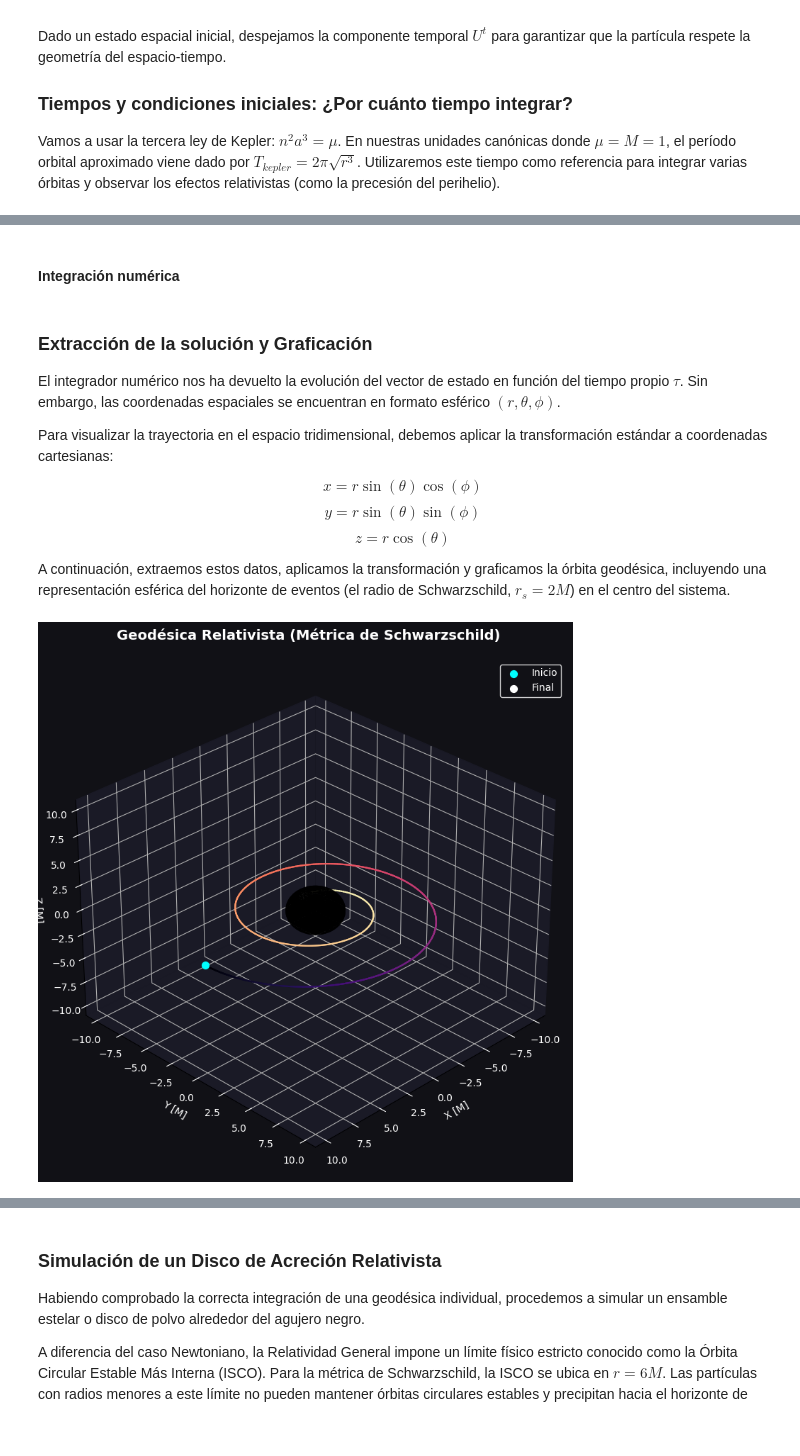
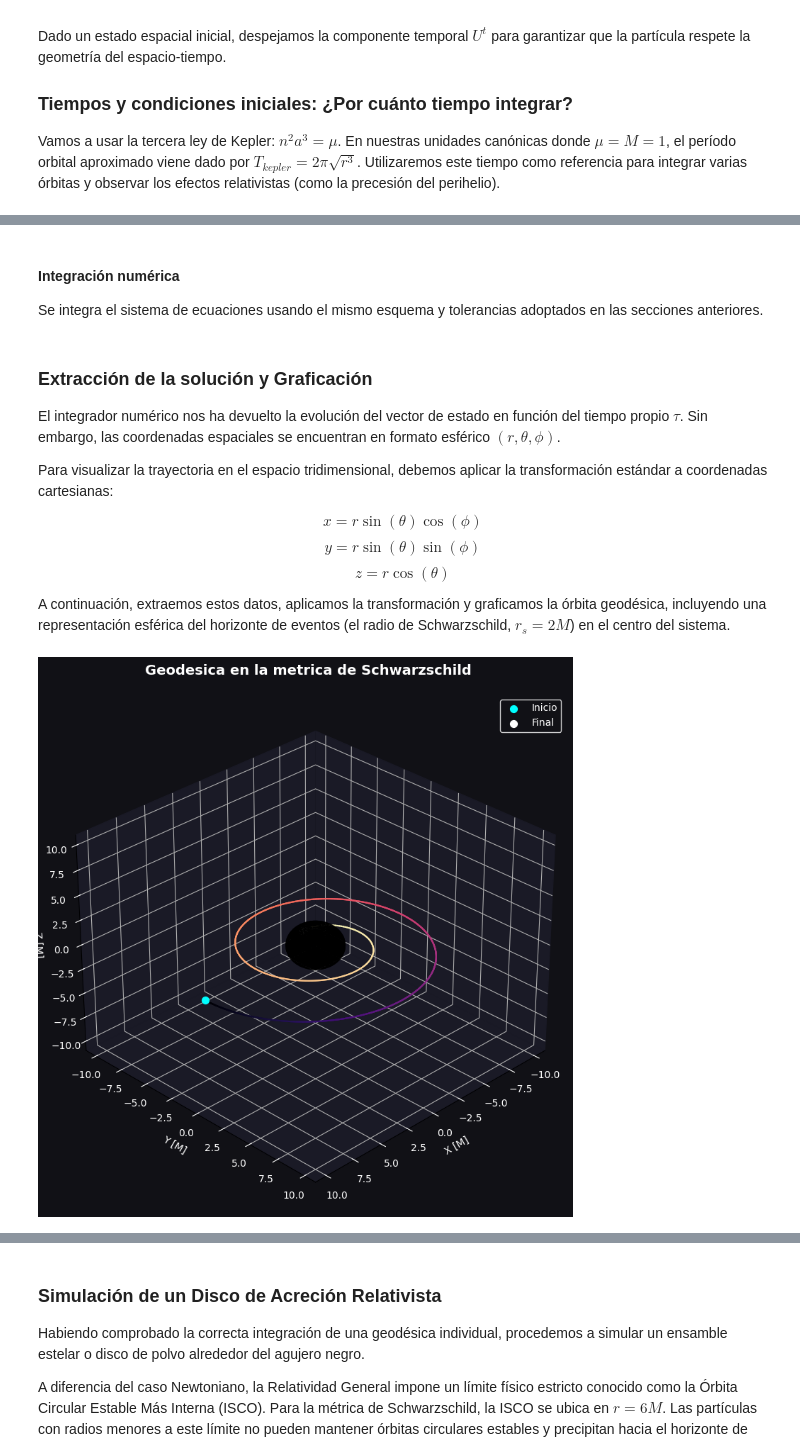
Before and after one commit to nicolasloaizac/Proyecto_Final, a Jupyter notebook: Proyecto_Final.ipynb, the cells around one changed output, grey strips where cells are left out. Saved outputs shown, nothing was run; the diff lists cells and outputs as text; code cells hidden in the pictures.

```diff
--- a/Proyecto_Final.ipynb
+++ b/Proyecto_Final.ipynb
@@ -510,6 +516,8 @@ Ut0 = np.sqrt((1.0 - (g11 * Ur0**2 + g22 * Utheta0**2 + g33 * Uphi0**2)) / g00)
 Y0 = [t0, r0, theta0, phi0, Ut0, Ur0, Utheta0, Uphi0]
 # %% [markdown]
 #### Integración numérica
+
+Se integra el sistema de ecuaciones usando el mismo esquema y tolerancias adoptados en las secciones anteriores.
 # %%
 T_kepler = 2.0 * np.pi * np.sqrt(r0**3 / M)
 
@@ -539,7 +547,8 @@ $$x = r \sin(\theta) \cos(\phi)$$
 $$y = r \sin(\theta) \sin(\phi)$$
 $$z = r \cos(\theta)$$
 
-A continuación, extraemos estos datos, aplicamos la transformación y graficamos la órbita geodésica, incluyendo una representación esférica del horizonte de eventos (el radio de Schwarzschild, $r_s = 2M$) en el centro del sistema.
+A continuación, extraemos estos datos, aplicamos la transformación y graficamos la órbita geodésica, incluyendo una
+representación esférica del horizonte de eventos (el radio de Schwarzschild, $r_s = 2M$) en el centro del sistema.
 # %%
 r_sol = sol_schwarzschild.y[1]
 theta_sol = sol_schwarzschild.y[2]
@@ -575,32 +584,32 @@ v = np.linspace(0, np.pi, 40)
 x_bh = rs_grafico * np.outer(np.cos(u), np.sin(v))
 y_bh = rs_grafico * np.outer(np.sin(u), np.sin(v))
 z_bh = rs_grafico * np.outer(np.ones(np.size(u)), np.cos(v))
 
 ax.plot_surface(x_bh, y_bh, z_bh, color='black', alpha=1.0, zorder=10)
 
 # --- 5. CONFIGURACIÓN ESTÉTICA ---
 ax.set_facecolor('#111116')
 fig.patch.set_facecolor('#111116')
 ax.xaxis.set_pane_color((0.1, 0.1, 0.15, 1.0))
 ax.yaxis.set_pane_color((0.1, 0.1, 0.15, 1.0))
 ax.zaxis.set_pane_color((0.1, 0.1, 0.15, 1.0))
 
 ax.set_xlabel('X [M]', color='white')
 ax.set_ylabel('Y [M]', color='white')
 ax.set_zlabel('Z [M]', color='white')
 ax.tick_params(colors='white')
 
 # Límites dinámicos para que la órbita quepa perfecta
 lim = max(np.max(np.abs(x_sol)), np.max(np.abs(y_sol))) * 1.1
 ax.set_xlim(-lim, lim)
 ax.set_ylim(-lim, lim)
 ax.set_zlim(-lim, lim)
 
-plt.title('Geodésica Relativista (Métrica de Schwarzschild)',
+plt.title('Geodesica en la metrica de Schwarzschild',
           color='white', fontsize=14, fontweight='bold', pad=20)
 ax.legend(loc='upper right', facecolor='#111116', edgecolor='white', labelcolor='white')
 
 plt.tight_layout()
 plt.show()
 # %% [output]
-[figure, old version]
+[figure, new version]
```
Also changed, not shown: parts of 25 cells of this notebook.
